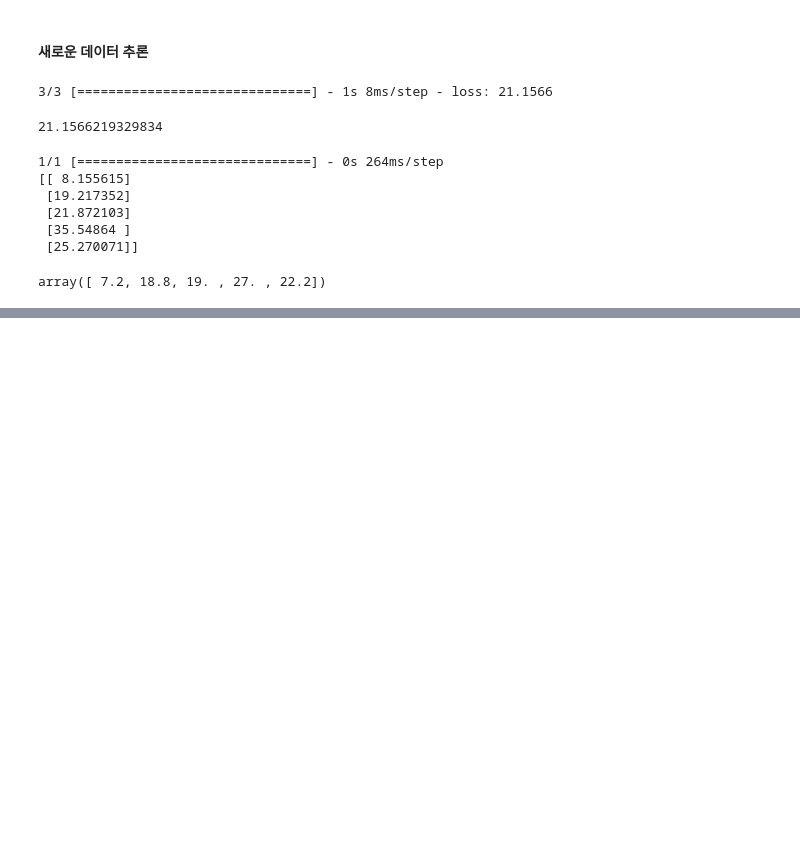
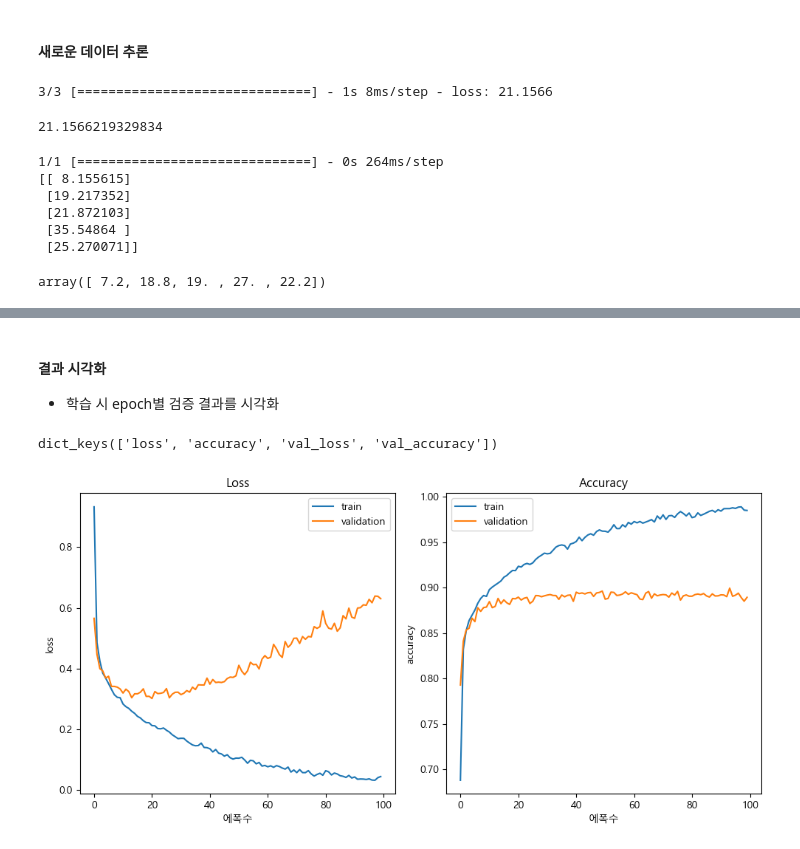
Before and after one commit to 1ee1hee/Deep_Learning, a Jupyter notebook: TFdata 파이프라인 분류 회귀 실습.ipynb, the cells around one changed output, grey strips where cells are left out. Saved outputs shown, nothing was run; the diff lists cells and outputs as text; code cells hidden in the pictures; blank space fills up the shorter version.

```diff
--- a/TFdata 파이프라인 분류 회귀 실습.ipynb
+++ b/TFdata 파이프라인 분류 회귀 실습.ipynb
@@ -498,0 +646,6 @@ array([ 7.2, 18.8, 19. , 27. , 22.2])
+# %%
+train_dataset = tf.data.Dataset.from_tensor_slices((X_train, y_train)).shuffle(X_train.shape[0]).batch(N_BATCH, drop_remainder=True)
+
+# validation / test dataset을 동일한 구조로 생성
+val_dataset = tf.data.Dataset.from_tensor_slices((X_val, y_val)).batch(N_BATCH)
+test_dataset = tf.data.Dataset.from_tensor_slices((X_test, y_test)).batch(N_BATCH)
@@ -498,0 +700,2 @@ array([ 7.2, 18.8, 19. , 27. , 22.2])
+# %%
+hist = model_fashion.fit(train_dataset, epochs=N_EPOCH, validation_data = val_dataset)
@@ -498,0 +720,29 @@ array([ 7.2, 18.8, 19. , 27. , 22.2])
+# %% [markdown]
+#### 결과 시각화
+- 학습 시 epoch별 검증 결과를 시각화
+# %%
+hist.history.keys()
+# %% [output]
+dict_keys(['loss', 'accuracy', 'val_loss', 'val_accuracy'])
+# %%
+plt.figure(figsize=(10, 5))
+plt.subplot(1, 2, 1)
+plt.plot(hist.epoch, hist.history['loss'], label='train')
+plt.plot(hist.epoch, hist.history['val_loss'], label='validation')
+plt.title('Loss')
+plt.xlabel('에폭수')
+plt.ylabel('loss')
+plt.legend()
+
+plt.subplot(1, 2, 2)
+plt.plot(hist.epoch, hist.history['accuracy'], label='train')
+plt.plot(hist.epoch, hist.history['val_accuracy'], label='validation')
+plt.title('Accuracy')
+plt.xlabel('에폭수')
+plt.ylabel('accuracy')
+plt.legend()
+
+plt.tight_layout()
+plt.show()
+# %% [output]
+[figure, added]
```
Also changed, not shown: parts of 72 cells of this notebook, 11 other files.
